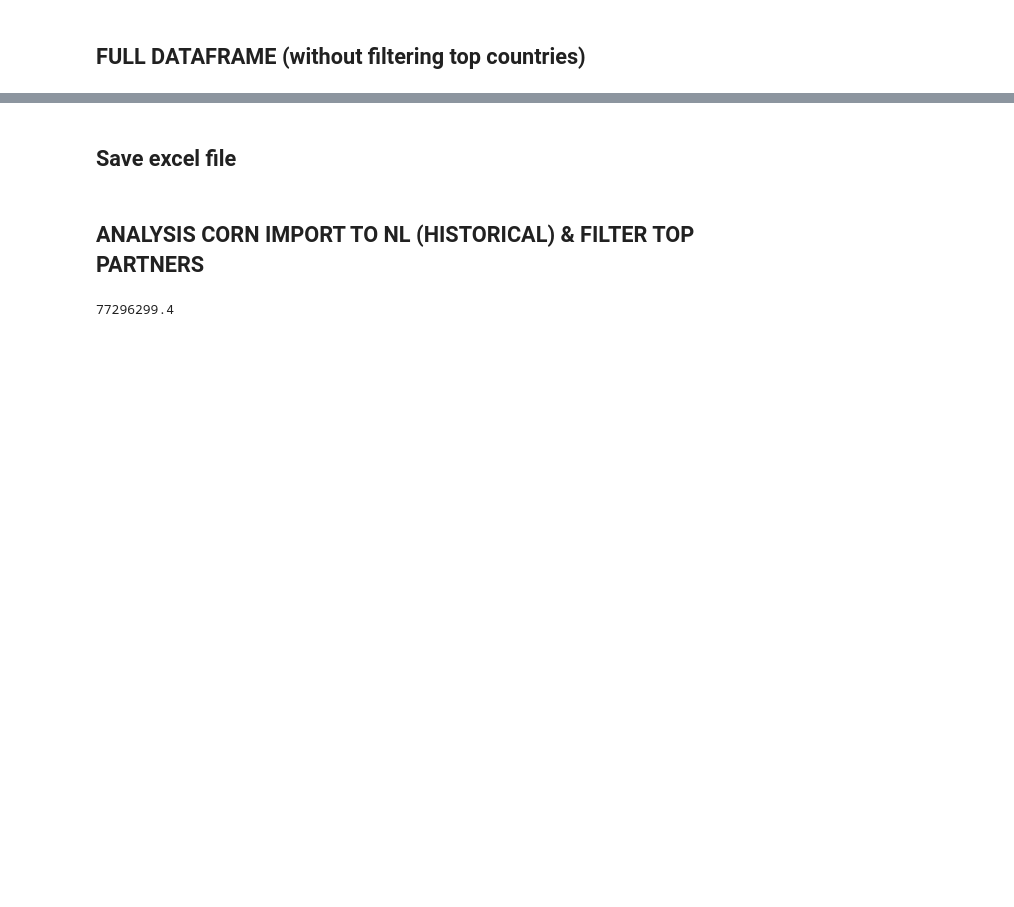
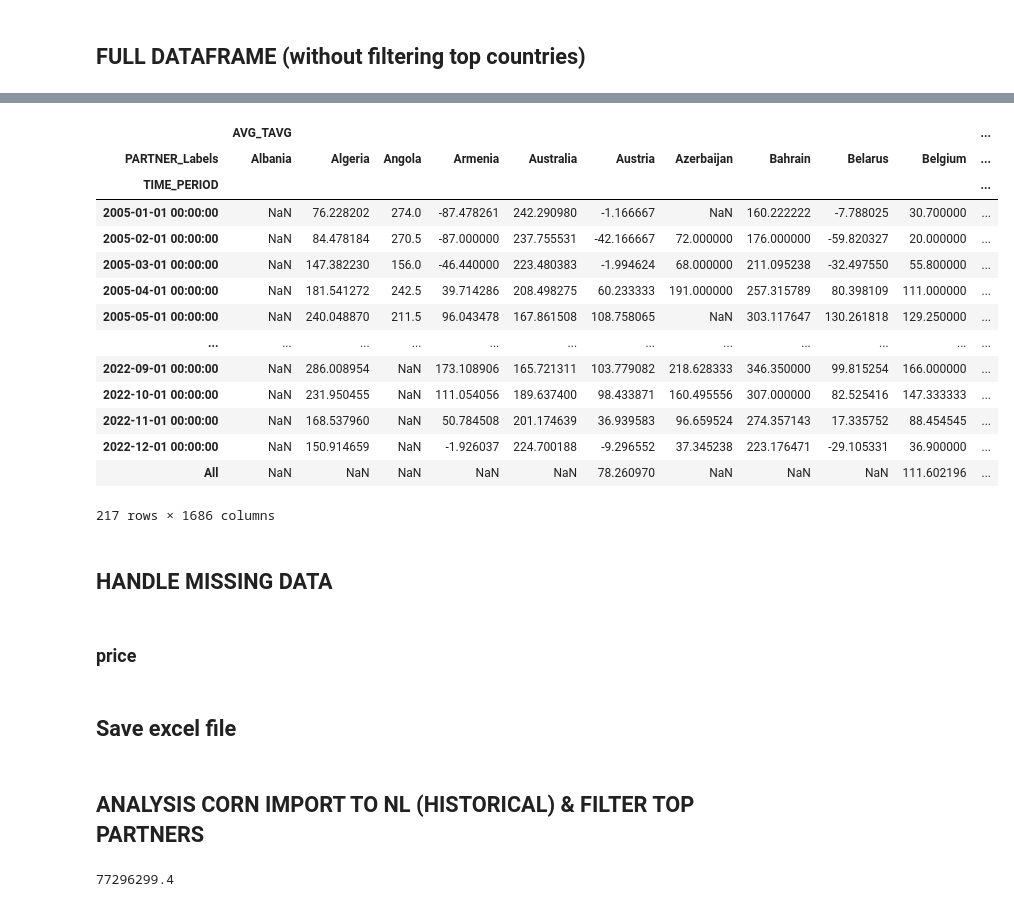
Before and after one commit to Gogonemnem/erasmus-university-rotterdam-assignments, a Jupyter notebook: code/notebooks/Bas/MAIZE - Data cleaning - full dataframe.ipynb, the cells around one changed output, grey strips where cells are left out. Cells and saved outputs as stored; diff of their text form; code cells hidden in the pictures; blank space fills up the shorter version.

```diff
--- a/code/notebooks/Bas/MAIZE - Data cleaning - full dataframe.ipynb
+++ b/code/notebooks/Bas/MAIZE - Data cleaning - full dataframe.ipynb
@@ -426,0 +434,3 @@ df_maize_total
+# %%
+# Remove any rows that contain missing values (NaN) in the 'price' column for France and Germany
+df_price = df_price.dropna()
@@ -426,0 +454,14 @@ df_maize_total
+# %%
+# Calculate the year-over-year percent change in 'price' for France and Germany:
+df_price_pct_change = df_price.pct_change()
+
+# Replace NaN values with 0 (there are NaN values for the first year)
+df_price_pct_change = df_price_pct_change.fillna(0)
+df_price_pct_change
+
+# Calculate the mean percent change in 'price' for each year across France and Germany:
+df_price_pct_change_mean = df_price_pct_change.mean(axis=1)
+# %%
+# Create a new DataFrame that only contains the missing 'price' values for other countries:
+df_missing_price = df_maize_total[['price']].loc[:, ('price', df_maize_total['price'].isna().any())]
+df_missing_price
@@ -426,0 +484,8 @@ df_maize_total
+# %%
+# Fill in the missing 'price' values for each year in the new DataFrame using the mean percent change from France and Germany
+df_missing_price = df_missing_price.fillna(method='ffill')
+df_missing_price = df_missing_price.fillna(method='bfill')
+df_missing_price = df_missing_price.fillna(df_price.iloc[-1])
+df_missing_price = df_missing_price.apply(lambda x: x * (1 + df_price_pct_change_mean))
+
+df_missing_price
@@ -427,3 +508,28 @@ df_maize_total
+# %%
+# Update the original DataFrame with the filled-in missing values
+
+df_maize_total.update(df_missing_price)
+df_maize_total
+# %% [output]
+|  | AVG_TAVG |  |  |  |  |  |  |  |  |  | ... |
+| PARTNER_Labels | Albania | Algeria | Angola | Armenia | Australia | Austria | Azerbaijan | Bahrain | Belarus | Belgium | ... |
+| TIME_PERIOD |  |  |  |  |  |  |  |  |  |  | ... |
+| 2005-01-01 00:00:00 | NaN | 76.228202 | 274.0 | -87.478261 | 242.290980 | -1.166667 | NaN | 160.222222 | -7.788025 | 30.700000 | ... |
+| 2005-02-01 00:00:00 | NaN | 84.478184 | 270.5 | -87.000000 | 237.755531 | -42.166667 | 72.000000 | 176.000000 | -59.820327 | 20.000000 | ... |
+| 2005-03-01 00:00:00 | NaN | 147.382230 | 156.0 | -46.440000 | 223.480383 | -1.994624 | 68.000000 | 211.095238 | -32.497550 | 55.800000 | ... |
+| 2005-04-01 00:00:00 | NaN | 181.541272 | 242.5 | 39.714286 | 208.498275 | 60.233333 | 191.000000 | 257.315789 | 80.398109 | 111.000000 | ... |
+| 2005-05-01 00:00:00 | NaN | 240.048870 | 211.5 | 96.043478 | 167.861508 | 108.758065 | NaN | 303.117647 | 130.261818 | 129.250000 | ... |
+| ... | ... | ... | ... | ... | ... | ... | ... | ... | ... | ... | ... |
+| 2022-09-01 00:00:00 | NaN | 286.008954 | NaN | 173.108906 | 165.721311 | 103.779082 | 218.628333 | 346.350000 | 99.815254 | 166.000000 | ... |
+| 2022-10-01 00:00:00 | NaN | 231.950455 | NaN | 111.054056 | 189.637400 | 98.433871 | 160.495556 | 307.000000 | 82.525416 | 147.333333 | ... |
+| 2022-11-01 00:00:00 | NaN | 168.537960 | NaN | 50.784508 | 201.174639 | 36.939583 | 96.659524 | 274.357143 | 17.335752 | 88.454545 | ... |
+| 2022-12-01 00:00:00 | NaN | 150.914659 | NaN | -1.926037 | 224.700188 | -9.296552 | 37.345238 | 223.176471 | -29.105331 | 36.900000 | ... |
+| All | NaN | NaN | NaN | NaN | NaN | 78.260970 | NaN | NaN | NaN | 111.602196 | ... |
+217 rows × 1686 columns
+# %% [markdown]
+## HANDLE MISSING DATA
+# %% [markdown]
+### price
 # %% [markdown]
 ## Save excel file
 # %%
```
Also changed, not shown: parts of 33 cells of this notebook, 17 other files.
